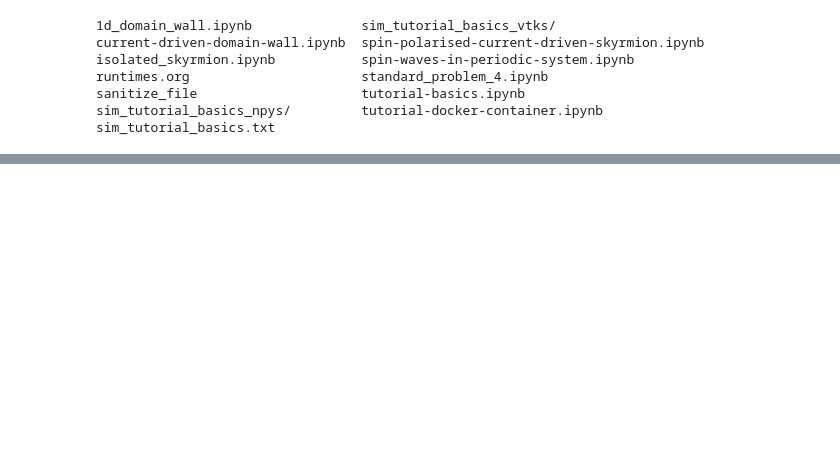
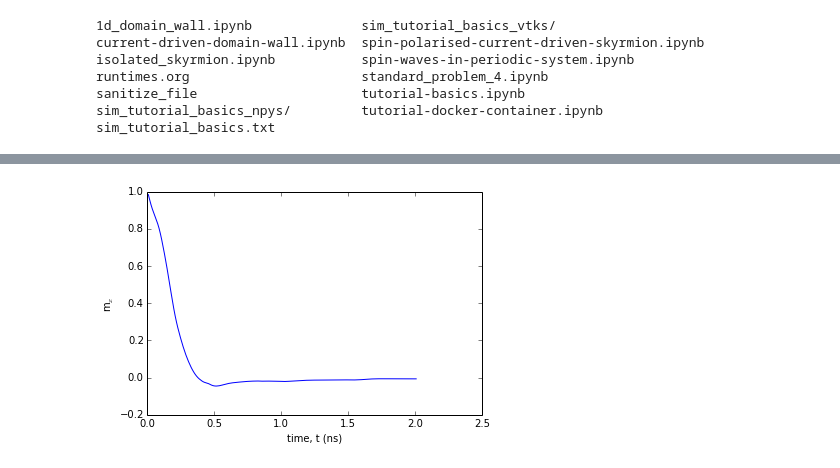
Before and after one commit to logicabrity/fidimag, a Jupyter notebook: doc/ipynb/tutorial-basics.ipynb, the cells around one changed output, grey strips where cells are left out. Cells and saved outputs as stored; diff of their text form; code cells hidden in the pictures; blank space fills up the shorter version.

Commit message:
Add instructions on how to load simulation data.

```diff
--- a/doc/ipynb/tutorial-basics.ipynb
+++ b/doc/ipynb/tutorial-basics.ipynb
@@ -310,0 +338,13 @@ plt.pcolor?
+# %%
+# extract m_x
+mx = f['m_x']
+# extract the times, in nm
+t = f['time']/1e-9
+# %%
+# plot the data
+plt.plot(t, mx)
+plt.xlabel('time, t (ns)')
+plt.ylabel(r'm${_x}$')
+plt.show()
+# %% [output]
+[figure, added]
```
Also changed, not shown: parts of 11 cells of this notebook.
